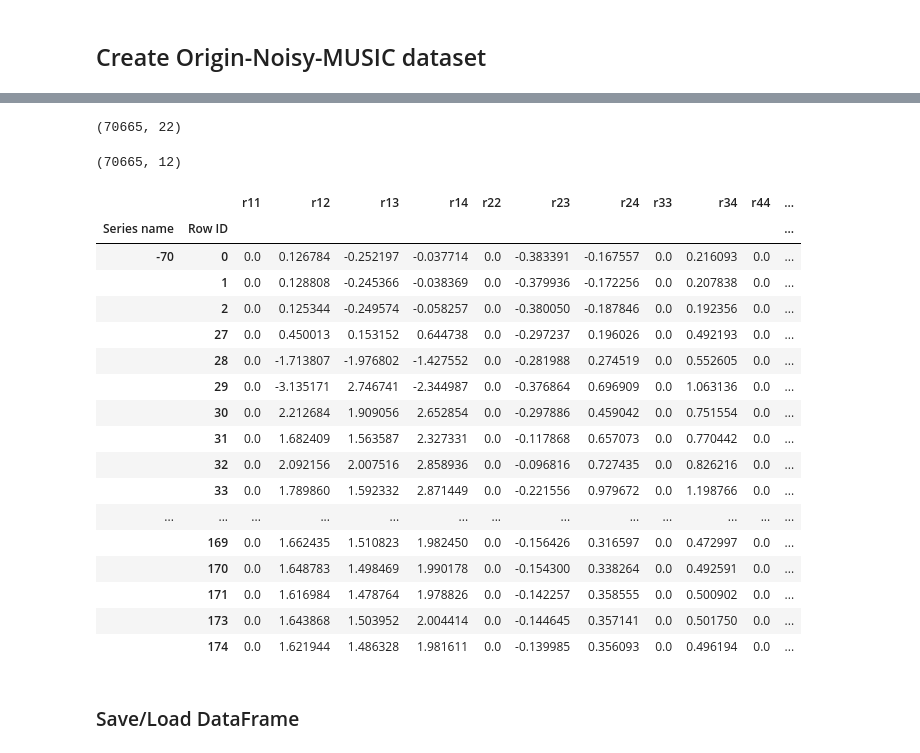
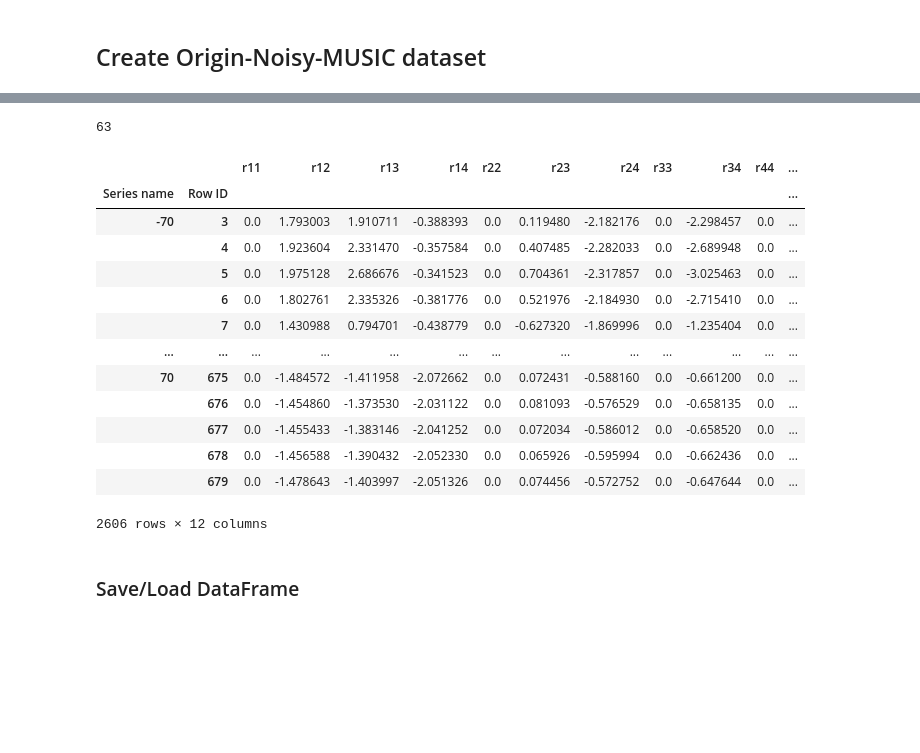
Before and after one commit to zdai257/DeepAOANet, a Jupyter notebook: myAOAnet.ipynb, the cells around one changed output, grey strips where cells are left out. Saved outputs shown, nothing was run; the diff lists cells and outputs as text; code cells hidden in the pictures; blank space fills up the shorter version.

```diff
--- a/myAOAnet.ipynb
+++ b/myAOAnet.ipynb
@@ -250,14 +286,25 @@ def create_dataset(data_dir, sigma, Xmusic=Xmusic):
 # %%
-Xnoisy_parts = pd.DataFrame()
-for noi_dir in ['noisy1', 'noisy2', 'noisy3', 'noisy4', 'noisy5']:
-    data_dir = join('data_1606', noi_dir)
+import pickle
 
-    Xaoa1 = create_dataset(data_dir, '1e_5', Xmusic)
-    Xaoa2 = create_dataset(data_dir, '5e_5', Xmusic)
-    Xaoa3 = create_dataset(data_dir, '1e_4', Xmusic)
-    Xaoa4 = create_dataset(data_dir, '5e_4', Xmusic)
+def get_X_list(dirname):
+    Xaoa_music = pd.read_csv(join(dirname, 'df_collection', 'Xaoa_music.csv'), index_col=[0, 1])
+    Xnoisy_parts = [Xaoa_music]
+    with open(join(dirname, 'df_collection', 'sig_index.pkl'), "rb") as a_file:
+        sig_index_lst = pickle.load(a_file)
 
-    Xnoisy_parts = pd.concat([Xnoisy_parts, Xaoa1, Xaoa2, Xaoa3, Xaoa4], axis=0)
+    Xmusic = pd.read_csv(join(dirname, 'df_collection', 'music_series.csv'), index_col=[0, 1])
 
-X = pd.concat([Xaoa_music, Xnoisy_parts])
+    for noi_dir in ['noisy1', 'noisy2', 'noisy3', 'noisy4', 'noisy5']:
+        noisy_dir = join(dirname, noi_dir)
+
+        Xnoisy_parts.append(create_dataset(noisy_dir, '1e_5', Xmusic, sig_index_lst))
+        Xnoisy_parts.append(create_dataset(noisy_dir, '5e_5', Xmusic, sig_index_lst))
+        Xnoisy_parts.append(create_dataset(noisy_dir, '1e_4', Xmusic, sig_index_lst))
+        Xnoisy_parts.append(create_dataset(noisy_dir, '5e_4', Xmusic, sig_index_lst))
+
+    return Xnoisy_parts
+
+X_0207 = get_X_list('data_0207')
+X_0107 = get_X_list('data_0107')
+X_1606 = get_X_list('data_1606')
 # %% [output]
@@ -281,7 +486,8 @@ See the caveats in the documentation: https://pandas.pydata.org/pandas-docs/stab
 # %%
-X.shape
+X = X_1606 + X_0107 + X_0207
+len(X)
 # %% [output]
-(70665, 22)
+63
 # %%
 new_col = ['r11', 'r12', 'r13', 'r14', 'r22', 'r23', 'r24', 'r33', 'r34', 'r44']
 
@@ -304,25 +514,19 @@ Xphs, Xamp = create_Xphs_Xamp(X)
 # %%
-print(Xphs.shape)
-Xphs.head(50)
+Xphs[-1]
 # %% [output]
+|  |  | r11 | r12 | r13 | r14 | r22 | r23 | r24 | r33 | r34 | r44 | ... |
+| Series name | Row ID |  |  |  |  |  |  |  |  |  |  | ... |
+| -70 | 3 | 0.0 | 1.793003 | 1.910711 | -0.388393 | 0.0 | 0.119480 | -2.182176 | 0.0 | -2.298457 | 0.0 | ... |
+|  | 4 | 0.0 | 1.923604 | 2.331470 | -0.357584 | 0.0 | 0.407485 | -2.282033 | 0.0 | -2.689948 | 0.0 | ... |
+|  | 5 | 0.0 | 1.975128 | 2.686676 | -0.341523 | 0.0 | 0.704361 | -2.317857 | 0.0 | -3.025463 | 0.0 | ... |
+|  | 6 | 0.0 | 1.802761 | 2.335326 | -0.381776 | 0.0 | 0.521976 | -2.184930 | 0.0 | -2.715410 | 0.0 | ... |
+|  | 7 | 0.0 | 1.430988 | 0.794701 | -0.438779 | 0.0 | -0.627320 | -1.869996 | 0.0 | -1.235404 | 0.0 | ... |
+| ... | ... | ... | ... | ... | ... | ... | ... | ... | ... | ... | ... | ... |
+| 70 | 675 | 0.0 | -1.484572 | -1.411958 | -2.072662 | 0.0 | 0.072431 | -0.588160 | 0.0 | -0.661200 | 0.0 | ... |
+|  | 676 | 0.0 | -1.454860 | -1.373530 | -2.031122 | 0.0 | 0.081093 | -0.576529 | 0.0 | -0.658135 | 0.0 | ... |
+|  | 677 | 0.0 | -1.455433 | -1.383146 | -2.041252 | 0.0 | 0.072034 | -0.586012 | 0.0 | -0.658520 | 0.0 | ... |
+|  | 678 | 0.0 | -1.456588 | -1.390432 | -2.052330 | 0.0 | 0.065926 | -0.595994 | 0.0 | -0.662436 | 0.0 | ... |
+|  | 679 | 0.0 | -1.478643 | -1.403997 | -2.051326 | 0.0 | 0.074456 | -0.572752 | 0.0 | -0.647644 | 0.0 | ... |
-(70665, 12)
+2606 rows × 12 columns
-|  |  | r11 | r12 | r13 | r14 | r22 | r23 | r24 | r33 | r34 | r44 | ... |
-| Series name | Row ID |  |  |  |  |  |  |  |  |  |  | ... |
-| -70 | 0 | 0.0 | 0.126784 | -0.252197 | -0.037714 | 0.0 | -0.383391 | -0.167557 | 0.0 | 0.216093 | 0.0 | ... |
-|  | 1 | 0.0 | 0.128808 | -0.245366 | -0.038369 | 0.0 | -0.379936 | -0.172256 | 0.0 | 0.207838 | 0.0 | ... |
-|  | 2 | 0.0 | 0.125344 | -0.249574 | -0.058257 | 0.0 | -0.380050 | -0.187846 | 0.0 | 0.192356 | 0.0 | ... |
-|  | 27 | 0.0 | 0.450013 | 0.153152 | 0.644738 | 0.0 | -0.297237 | 0.196026 | 0.0 | 0.492193 | 0.0 | ... |
-|  | 28 | 0.0 | -1.713807 | -1.976802 | -1.427552 | 0.0 | -0.281988 | 0.274519 | 0.0 | 0.552605 | 0.0 | ... |
-|  | 29 | 0.0 | -3.135171 | 2.746741 | -2.344987 | 0.0 | -0.376864 | 0.696909 | 0.0 | 1.063136 | 0.0 | ... |
-|  | 30 | 0.0 | 2.212684 | 1.909056 | 2.652854 | 0.0 | -0.297886 | 0.459042 | 0.0 | 0.751554 | 0.0 | ... |
-|  | 31 | 0.0 | 1.682409 | 1.563587 | 2.327331 | 0.0 | -0.117868 | 0.657073 | 0.0 | 0.770442 | 0.0 | ... |
-|  | 32 | 0.0 | 2.092156 | 2.007516 | 2.858936 | 0.0 | -0.096816 | 0.727435 | 0.0 | 0.826216 | 0.0 | ... |
-|  | 33 | 0.0 | 1.789860 | 1.592332 | 2.871449 | 0.0 | -0.221556 | 0.979672 | 0.0 | 1.198766 | 0.0 | ... |
-| ... | ... | ... | ... | ... | ... | ... | ... | ... | ... | ... | ... | ... |
-|  | 169 | 0.0 | 1.662435 | 1.510823 | 1.982450 | 0.0 | -0.156426 | 0.316597 | 0.0 | 0.472997 | 0.0 | ... |
-|  | 170 | 0.0 | 1.648783 | 1.498469 | 1.990178 | 0.0 | -0.154300 | 0.338264 | 0.0 | 0.492591 | 0.0 | ... |
-|  | 171 | 0.0 | 1.616984 | 1.478764 | 1.978826 | 0.0 | -0.142257 | 0.358555 | 0.0 | 0.500902 | 0.0 | ... |
-|  | 173 | 0.0 | 1.643868 | 1.503952 | 2.004414 | 0.0 | -0.144645 | 0.357141 | 0.0 | 0.501750 | 0.0 | ... |
-|  | 174 | 0.0 | 1.621944 | 1.486328 | 1.981611 | 0.0 | -0.139985 | 0.356093 | 0.0 | 0.496194 | 0.0 | ... |
 # %%
 # Save 'Xphs' of Rjk instead
```
Also changed, not shown: parts of 42 cells of this notebook, 14 other files.
